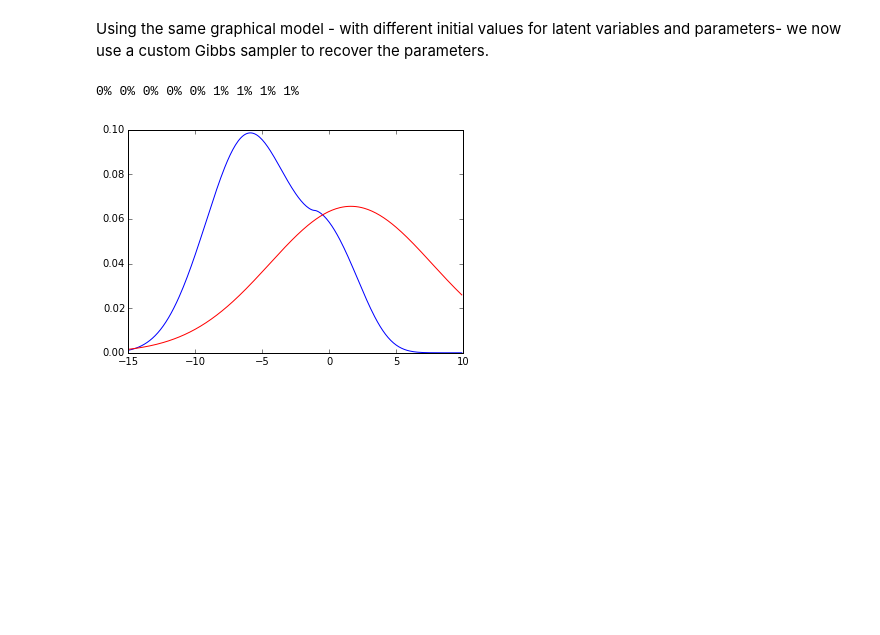
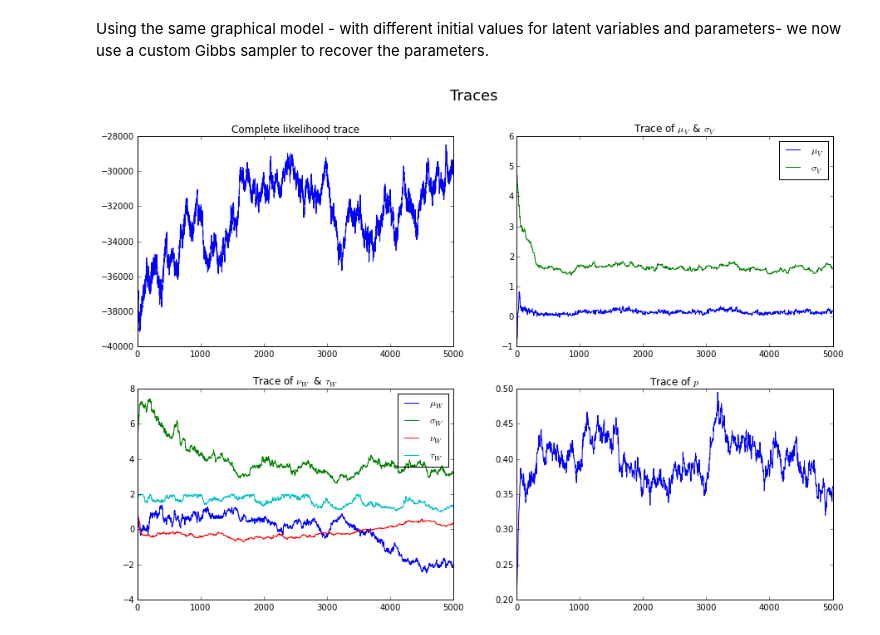
Before and after one commit to CompSquad/qmmc, a Jupyter notebook: examples/SEP Extended RFQ model.ipynb, the cells around one changed output. Drawn from its saved outputs; the diff is of its cells as text; code cells hidden in the pictures; blank space fills up the shorter version.

```diff
--- a/examples/SEP Extended RFQ model.ipynb
+++ b/examples/SEP Extended RFQ model.ipynb
@@ -15,6 +15,9 @@ Below we define a generative model and use it to sample RFQ outcomes.
 # %%
 df = pd.read_csv('/Users/rachez/ETSAnonymousPricesFull.csv')
 # %%
+idx_buy = df["BuySell"].values == "Buy"
+df = df[idx_buy]
+
 idx_done = df["TradeStatus"].values == "Done"
 idx_traded_away = df["TradeStatus"].values == "TradedAway"
 idx_not_traded = df["TradeStatus"].values == "NotTraded"
@@ -50,7 +53,8 @@ Using the same graphical model - with different initial values for latent variab
 # Priors
 mu_0, sigma_0 = Value(0), Value(10)
 scale_0, shape_0 = Value(3), Value(3)
-a_0, b_0 = Value(1), Value(2)
+a_0, b_0 = Value(1), Value(1)
+lower_0, upper_0 = Value(1), Value(2)
 
 # Parameters
 mu_V = Normal(mu_0, sigma_0, value=-1, name='mu_V')
@@ -59,7 +63,7 @@ sigma_V = InvGamma(scale_0, shape_0, value=5, name='sigma_V')
 mu_W = Normal(mu_0, sigma_0, value=1, name='mu_W')
 sigma_W = InvGamma(scale_0, shape_0, value=5, name='sigma_W')
 nu_W = Normal(mu_0, sigma_0, value=1, name='nu_W')
-tau_W = InvGamma(scale_0, shape_0, value=5, name='tau_W')
+tau_W = Uniform(lower_0, upper_0, value=1.01, name='tau_W')
 
 p = Beta(a_0, b_0, value=0.2, name='p')
 
@@ -106,44 +110,40 @@ all_samplers.append(p_sampler)
 model = Model(variables=all_variables, samplers=all_samplers)
 # %%
 %%time
-model.estimate(4500)
+model.estimate(5000)
-# %% [output]
-0% 0% 0% 0% 0% 1% 1% 1% 1%
 # %%
 plt.figure(figsize=(15, 10))
 
 plt.subplot(2, 2, 1)
 plt.plot(model.logp_hist)
 plt.title("Complete likelihood trace")
 
 plt.subplot(2, 2, 2)
-plt.plot(model.samplers['mu_V'].get_history())
-plt.plot(model.samplers['sigma_V'].get_history())
+mu_V_trace = model.samplers['mu_V'].get_history()
+sigma_V_trace = model.samplers['sigma_V'].get_history()
+plt.plot(mu_V_trace)
+plt.plot(sigma_V_trace)
 plt.legend([r"$\mu_V$", r"$\sigma_V$"], loc='best')
 plt.title(r"Trace of $\mu_V$ & $\sigma_V$")
 
 plt.subplot(2, 2, 3)
-plt.plot(model.samplers['mu_W'].get_history())
-plt.plot(model.samplers['sigma_W'].get_history())
-plt.plot(model.samplers['nu_W'].get_history())
-plt.plot(model.samplers['tau_W'].get_history())
+mu_W_trace = model.samplers['mu_W'].get_history()
+sigma_W_trace = model.samplers['sigma_W'].get_history()
+nu_W_trace = model.samplers['nu_W'].get_history()
+tau_W_trace = model.samplers['tau_W'].get_history()
+plt.plot(mu_W_trace)
+plt.plot(sigma_W_trace)
+plt.plot(nu_W_trace)
+plt.plot(tau_W_trace)
 plt.legend([r"$\mu_W$", r"$\sigma_W$", r"$\nu_W$", r"$\tau_W$"], loc='best')
 plt.title(r"Trace of $\nu_W$ & $\tau_W$")
 
 plt.subplot(2, 2, 4)
-plt.plot(model.samplers['p'].get_history())
+p_trace = model.samplers['p'].get_history()
+plt.plot(p_trace)
 plt.title(r"Trace of $p$")
 
 plt.suptitle(r"Traces", size=18)
 plt.show()
+# %% [output]
+[figure, added]
-# %%
-from qmmc.distrib import sep_logpdf
-
-xx = np.arange(-15, 10, 0.1)
-
-plt.plot(xx, np.exp(sep_logpdf(xx, mu_W.value, sigma_W.value, nu_W.value, tau_W.value)), color='b')
-plt.plot(xx, norm.pdf(xx, mu_V.value, sigma_V.value), color='r')
-
-plt.show()
-# %% [output]
-[figure, removed]
```
Also changed, not shown: parts of 1 cell of this notebook.
